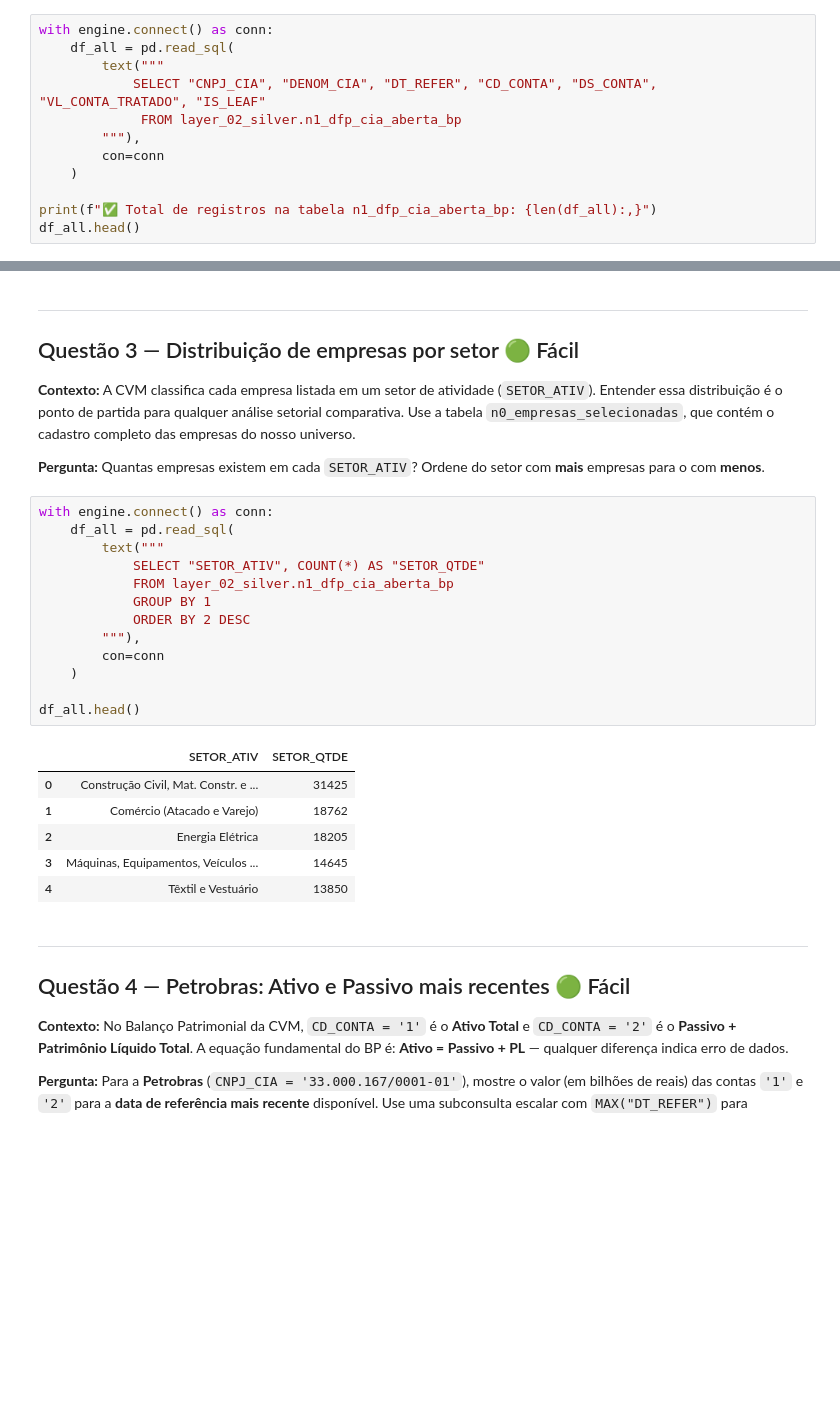
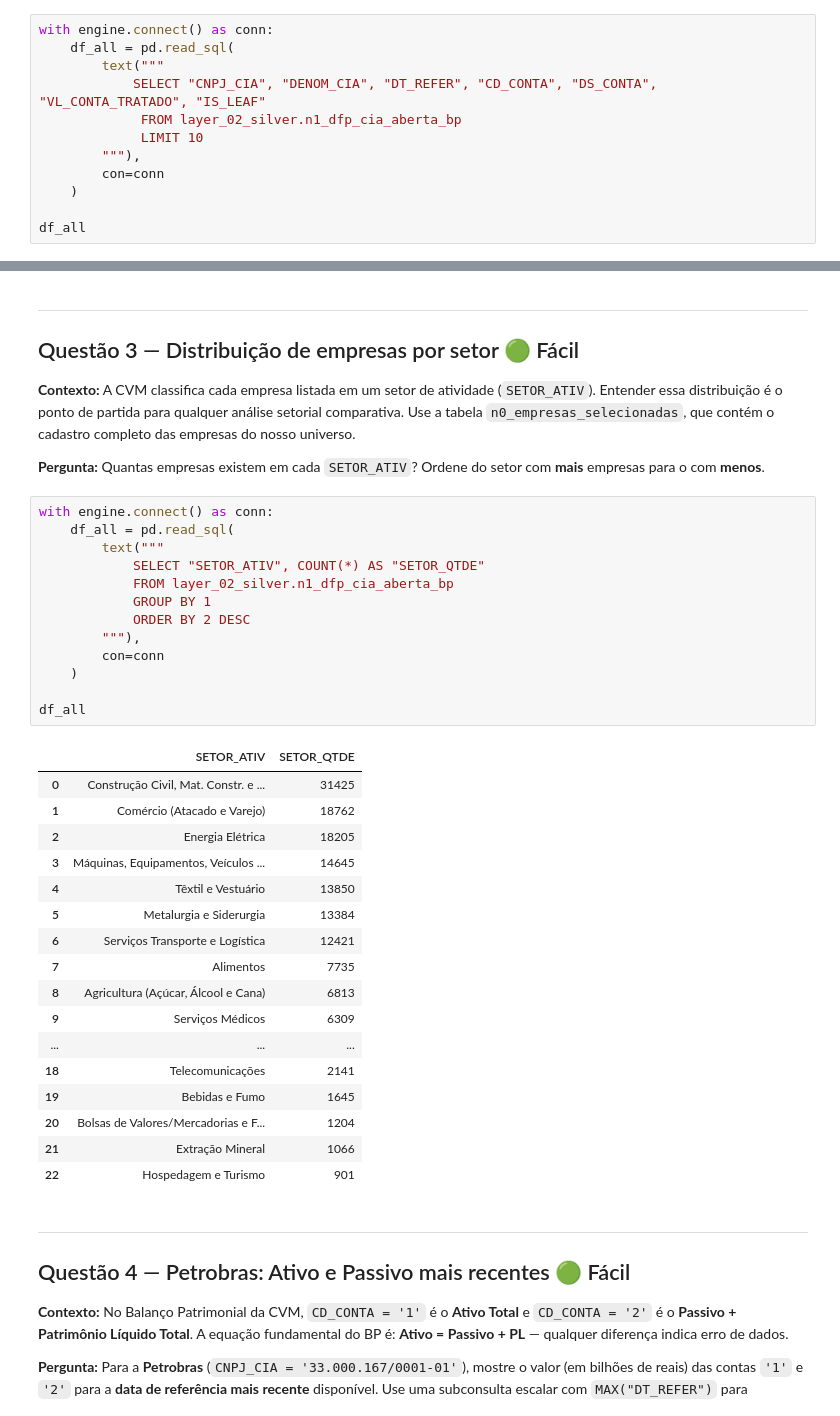
Before and after one commit to FAE-daniel-carmo/big_data_for_finance_public, a Jupyter notebook: exercicios/exercicios_sql_cvm.ipynb, the cells around one changed output, grey strips where cells are left out. Drawn from its saved outputs; the diff is of its cells as text; blank space fills up the shorter version.

```diff
--- a/exercicios/exercicios_sql_cvm.ipynb
+++ b/exercicios/exercicios_sql_cvm.ipynb
@@ -55,10 +55,10 @@ with engine.connect() as conn:
         text("""
             SELECT "CNPJ_CIA", "DENOM_CIA", "DT_REFER", "CD_CONTA", "DS_CONTA", "VL_CONTA_TRATADO", "IS_LEAF"
              FROM layer_02_silver.n1_dfp_cia_aberta_bp
+             LIMIT 10
         """),
         con=conn
     )
 
-print(f"✅ Total de registros na tabela n1_dfp_cia_aberta_bp: {len(df_all):,}")
-df_all.head()
+df_all
 # %% [output]
@@ -105,23 +108,34 @@ df_all.head()
 # %%
 with engine.connect() as conn:
     df_all = pd.read_sql(
         text("""
             SELECT "SETOR_ATIV", COUNT(*) AS "SETOR_QTDE"
             FROM layer_02_silver.n1_dfp_cia_aberta_bp
             GROUP BY 1
             ORDER BY 2 DESC
         """),
         con=conn
     )
 
-df_all.head()
+df_all
 # %% [output]
 |  | SETOR_ATIV | SETOR_QTDE |
 | 0 | Construção Civil, Mat. Constr. e ... | 31425 |
 | 1 | Comércio (Atacado e Varejo) | 18762 |
 | 2 | Energia Elétrica | 18205 |
 | 3 | Máquinas, Equipamentos, Veículos ... | 14645 |
 | 4 | Têxtil e Vestuário | 13850 |
+| 5 | Metalurgia e Siderurgia | 13384 |
+| 6 | Serviços Transporte e Logística | 12421 |
+| 7 | Alimentos | 7735 |
+| 8 | Agricultura (Açúcar, Álcool e Cana) | 6813 |
+| 9 | Serviços Médicos | 6309 |
+| ... | ... | ... |
+| 18 | Telecomunicações | 2141 |
+| 19 | Bebidas e Fumo | 1645 |
+| 20 | Bolsas de Valores/Mercadorias e F... | 1204 |
+| 21 | Extração Mineral | 1066 |
+| 22 | Hospedagem e Turismo | 901 |
 # %% [markdown]
 ---
 ## Questão 4 — Petrobras: Ativo e Passivo mais recentes 🟢 Fácil
```
Also changed, not shown: parts of 4 cells of this notebook.
